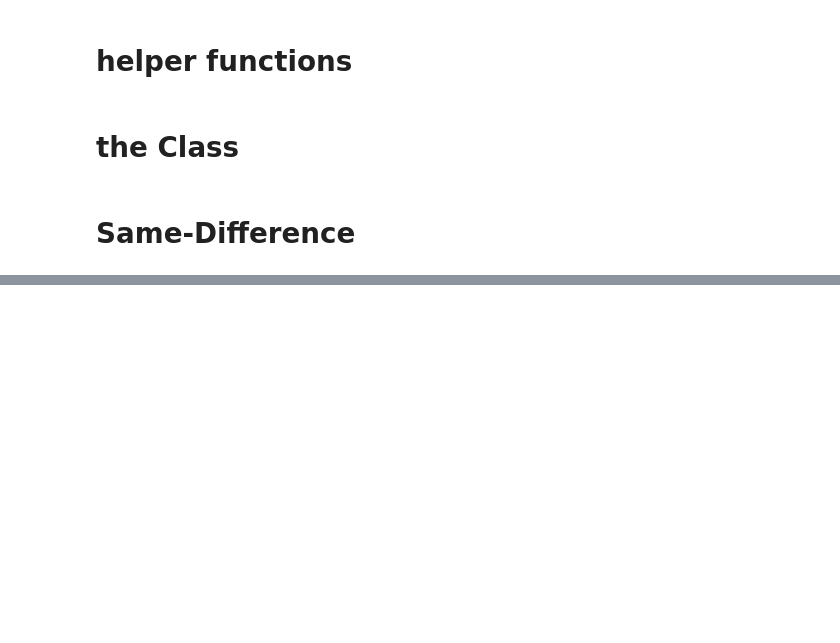
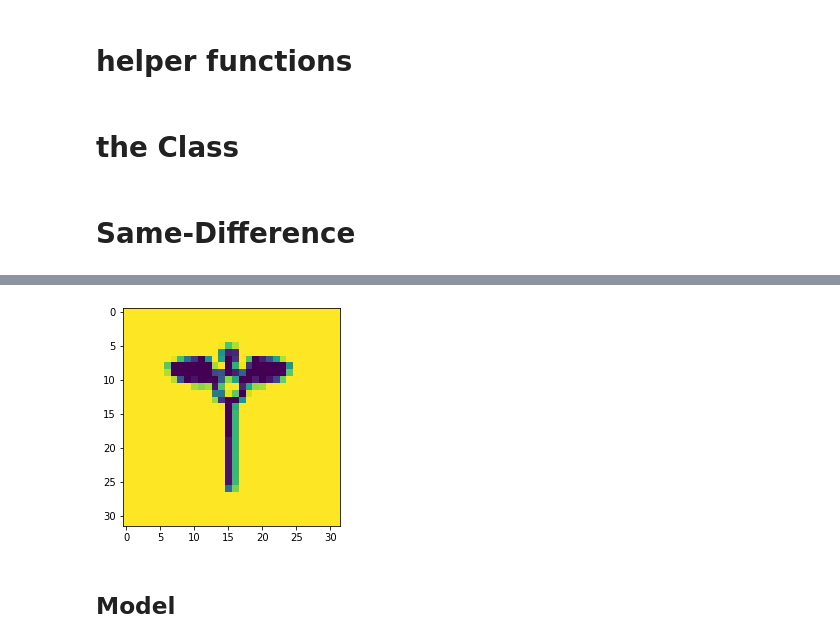
Before and after one commit to LA-Koenig/ESBN-keras, a Jupyter notebook: Codebase/ESBN.ipynb, the cells around one changed output, grey strips where cells are left out. Drawn from its saved outputs; the diff is of its cells as text; code cells hidden in the pictures; blank space fills up the shorter version.

```diff
--- a/Codebase/ESBN.ipynb
+++ b/Codebase/ESBN.ipynb
@@ -214,10 +217,10 @@ if m_holdout == 0:
     random.shuffle(same_trials)
     random.shuffle(diff_trials)
     # Split trials for train and test sets
-    same_trials_train = same_trials[:np.round(train_proportion * len(same_trials)).astype(int)]
-    same_trials_test = same_trials[np.round(train_proportion * len(same_trials)).astype(int):]
-    diff_trials_train = diff_trials[:np.round(train_proportion * len(diff_trials)).astype(int)]
-    diff_trials_test = diff_trials[np.round(train_proportion * len(diff_trials)).astype(int):]
+    same_trials_train = same_trials[:np.round(train_proportion * len(same_trials)).astype(np.int32)]
+    same_trials_test = same_trials[np.round(train_proportion * len(same_trials)).astype(np.int32):]
+    diff_trials_train = diff_trials[:np.round(train_proportion * len(diff_trials)).astype(np.int32)]
+    diff_trials_test = diff_trials[np.round(train_proportion * len(diff_trials)).astype(np.int32):]
 # Otherwise, training and test sets are completely disjoint (in terms of the shapes that are used), and can be generated separately
 else:
     # Create all possible training trials
@@ -248,10 +251,10 @@ else:
 # Duplicate 'same' trials to match number of 'different' trials
 same_trials_train_balanced = []
 for t in range(len(diff_trials_train)):
-    same_trials_train_balanced.append(same_trials_train[np.floor(np.random.rand()*len(same_trials_train)).astype(int)])
+    same_trials_train_balanced.append(same_trials_train[np.floor(np.random.rand()*len(same_trials_train)).astype(np.int32)])
 same_trials_test_balanced = []
 for t in range(len(diff_trials_test)):
-    same_trials_test_balanced.append(same_trials_test[np.floor(np.random.rand()*len(same_trials_test)).astype(int)])
+    same_trials_test_balanced.append(same_trials_test[np.floor(np.random.rand()*len(same_trials_test)).astype(np.int32)])
 # Combine all same and different trials for training set
 all_train_seq = []
 all_train_targ = []
@@ -294,0 +343,7 @@ test_set = {'seq_ind': all_test_seq, 'y': all_test_targ}
+# %%
+x_train = np.empty(shape=train_set['seq_ind'].shape + all_imgs.shape[1:],
+                   dtype=float)
+
+for i in range(train_set['seq_ind'].shape[0]):
+    x_train[i][0] = all_imgs[train_set['seq_ind'][i][0]]
+    x_train[i][1] = all_imgs[train_set['seq_ind'][i][1]]
@@ -294,0 +354,7 @@ test_set = {'seq_ind': all_test_seq, 'y': all_test_targ}
+# %%
+plt.imshow(x_train[0][0])
+plt.show()
+# %% [output]
+[figure, added]
+# %% [markdown]
+## Model
```
Also changed, not shown: parts of 13 cells of this notebook.
